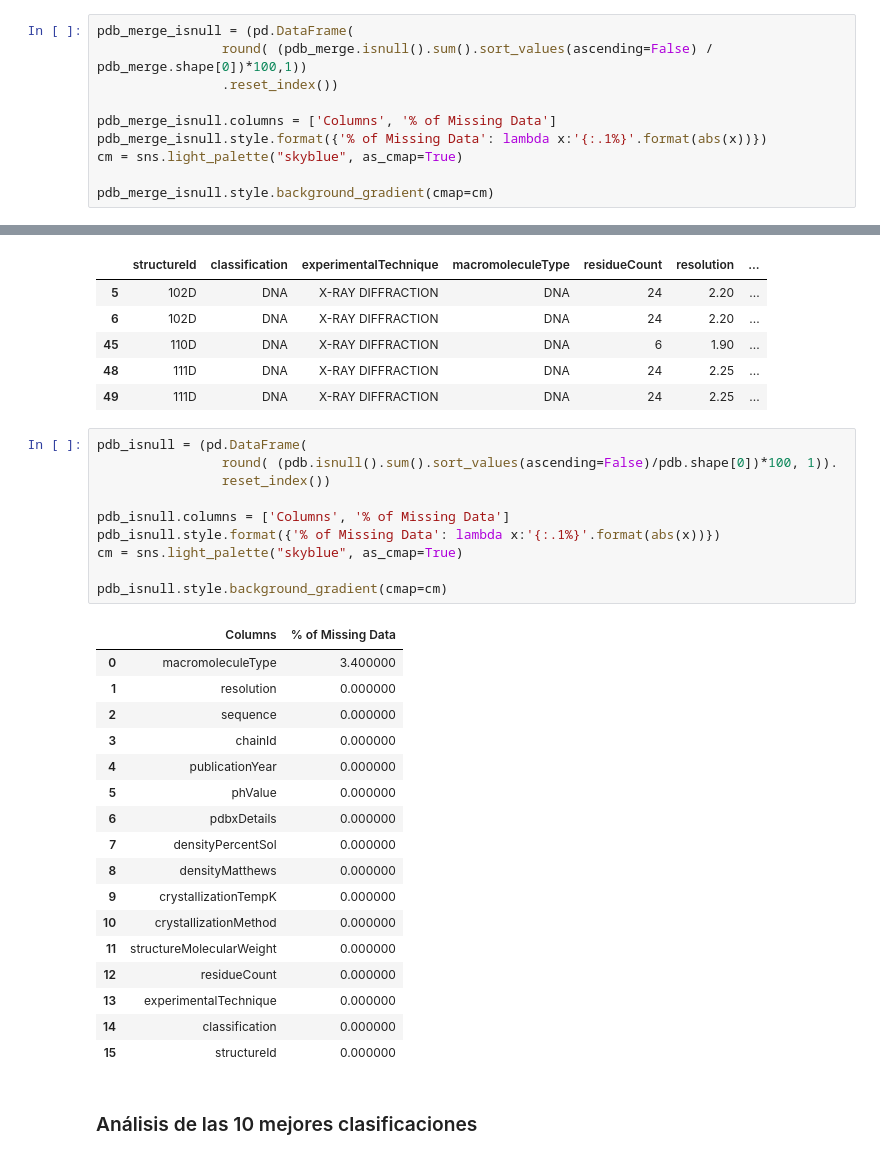
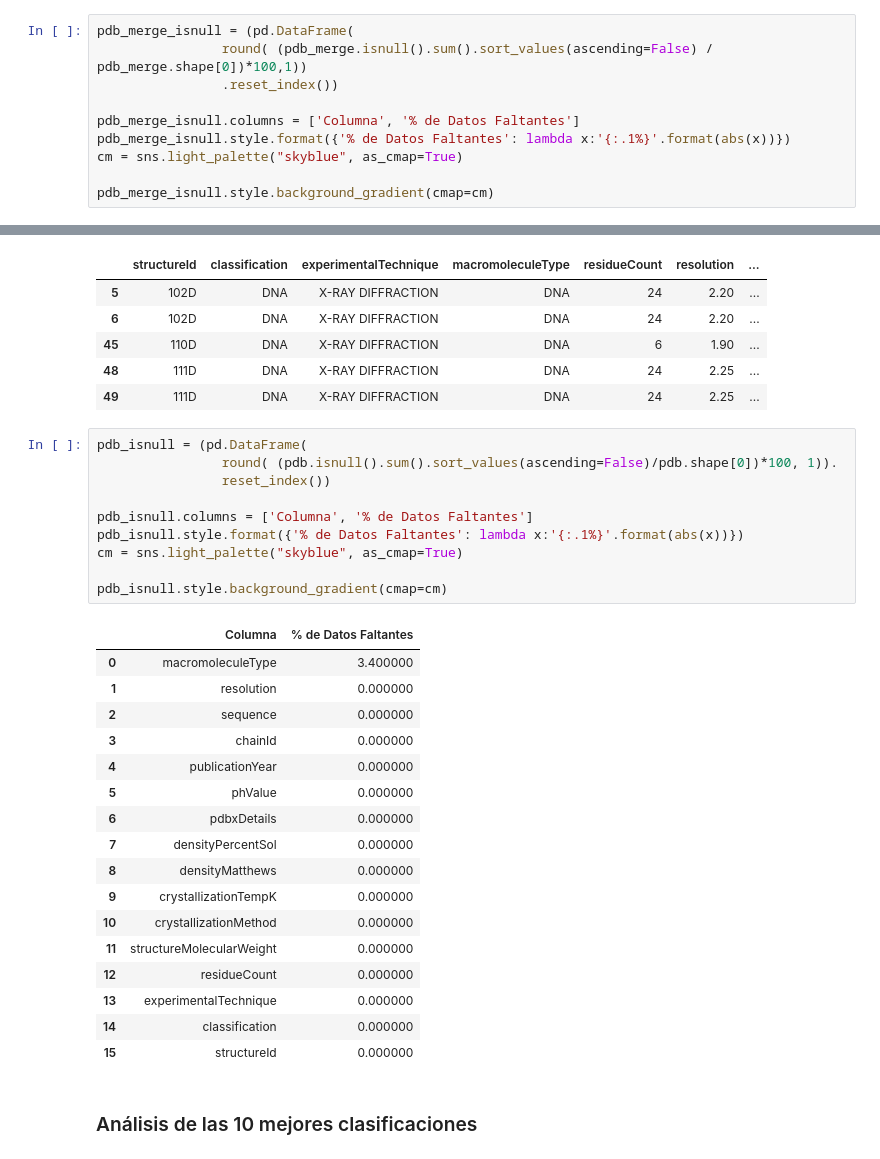
Before and after one commit to brunomb97/mat281-proyecto, a Jupyter notebook: resultados.ipynb, the cells around one changed output, grey strips where cells are left out. Drawn from its saved outputs; the diff is of its cells as text.

```diff
--- a/resultados.ipynb
+++ b/resultados.ipynb
@@ -232,8 +232,8 @@ pdb_merge_isnull = (pd.DataFrame(
                 round( (pdb_merge.isnull().sum().sort_values(ascending=False) / pdb_merge.shape[0])*100,1))
                 .reset_index())
 
-pdb_merge_isnull.columns = ['Columns', '% of Missing Data']
-pdb_merge_isnull.style.format({'% of Missing Data': lambda x:'{:.1%}'.format(abs(x))})
+pdb_merge_isnull.columns = ['Columna', '% de Datos Faltantes']
+pdb_merge_isnull.style.format({'% de Datos Faltantes': lambda x:'{:.1%}'.format(abs(x))})
 cm = sns.light_palette("skyblue", as_cmap=True)
 
 pdb_merge_isnull.style.background_gradient(cmap=cm)
@@ -270,15 +270,15 @@ pdb.head()
 # %%
 pdb_isnull = (pd.DataFrame(
                 round( (pdb.isnull().sum().sort_values(ascending=False)/pdb.shape[0])*100, 1)).
                 reset_index())
 
-pdb_isnull.columns = ['Columns', '% of Missing Data']
-pdb_isnull.style.format({'% of Missing Data': lambda x:'{:.1%}'.format(abs(x))})
+pdb_isnull.columns = ['Columna', '% de Datos Faltantes']
+pdb_isnull.style.format({'% de Datos Faltantes': lambda x:'{:.1%}'.format(abs(x))})
 cm = sns.light_palette("skyblue", as_cmap=True)
 
 pdb_isnull.style.background_gradient(cmap=cm)
 # %% [output]
-|  | Columns | % of Missing Data |
+|  | Columna | % de Datos Faltantes |
 | 0 | macromoleculeType | 3.400000 |
 | 1 | resolution | 0.000000 |
 | 2 | sequence | 0.000000 |
```
Also changed, not shown: parts of 10 cells of this notebook, 1 other file.
